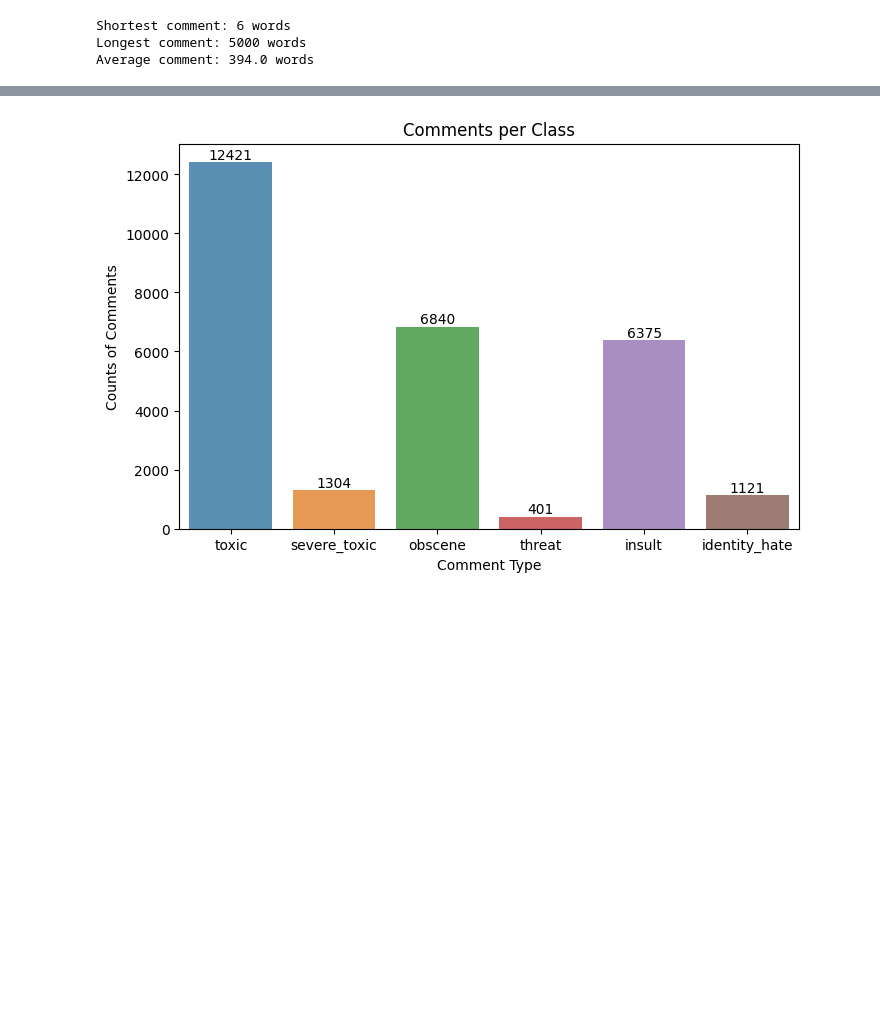
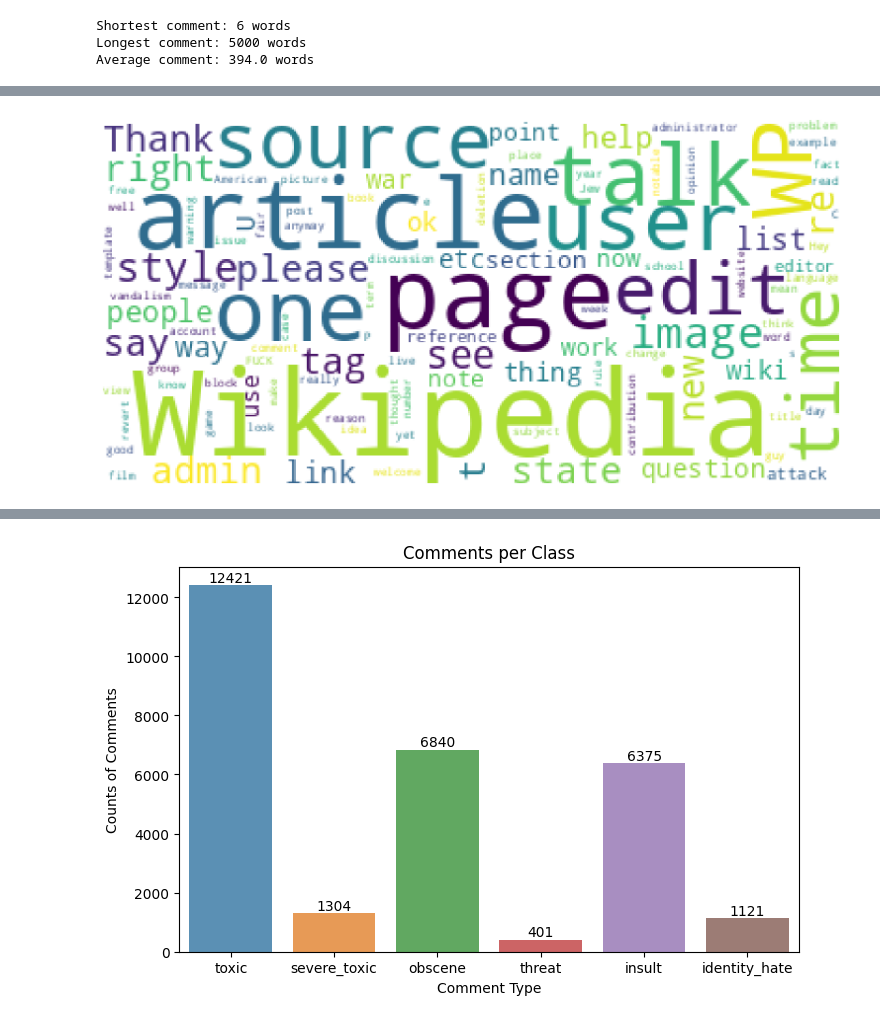
Before and after one commit to slowings/NLP_identifying_trolls, a Jupyter notebook: NLP_identifying_trolls.ipynb, the cells around one changed output, grey strips where cells are left out. Drawn from its saved outputs; the diff is of its cells as text; code cells hidden in the pictures; blank space fills up the shorter version.

```diff
--- a/NLP_identifying_trolls.ipynb
+++ b/NLP_identifying_trolls.ipynb
@@ -161,0 +219,20 @@ Average comment: 394.0 words
+# %%
+# Fiter for clean speech only
+clean_comments = train['comment_text'].loc[train['comment_text'] !=1].values
+# %%
+# Use function to clean texts
+clean_comments=  [clean_text(com) for com in clean_comments]
+# %%
+# Dictionary of all words from train corpus with their counts (BoW)
+words_counts = {}
+for comments in clean_comments:
+    for word in comments.split():
+        if word not in words_counts:
+            words_counts[word] = 1
+        words_counts[word] += 1
+
+size = 10000
+w_sorted = sorted(words_counts, key=words_counts.get, reverse=True)[:size]
+w_index = {key: rank for rank, key in enumerate(w_sorted, 0)}
+i_to_w = {index:word for word, index in w_index.items()}
+words = i_to_w.keys()
@@ -161,0 +253,15 @@ Average comment: 394.0 words
+# %%
+# Word cloud using BoW non-toxic speech
+word_cloud = WordCloud(
+                       width = 400, height=200,
+                       background_color='white',
+                       min_font_size=6).generate(" ".join(w_sorted))
+
+plt.figure(figsize = (15, 8), facecolor = None)
+plt.imshow(word_cloud)
+plt.axis("off")
+plt.tight_layout(pad = 0)
+
+plt.show()
+# %% [output]
+[figure, added]
```
Also changed, not shown: parts of 12 cells of this notebook.
